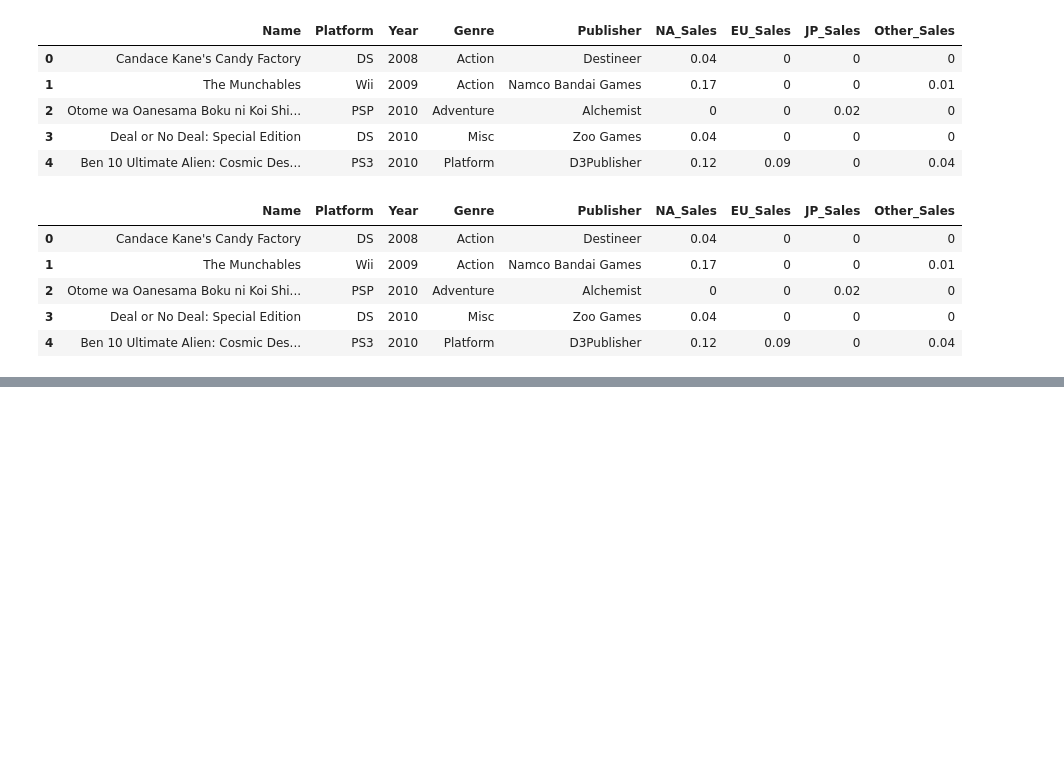
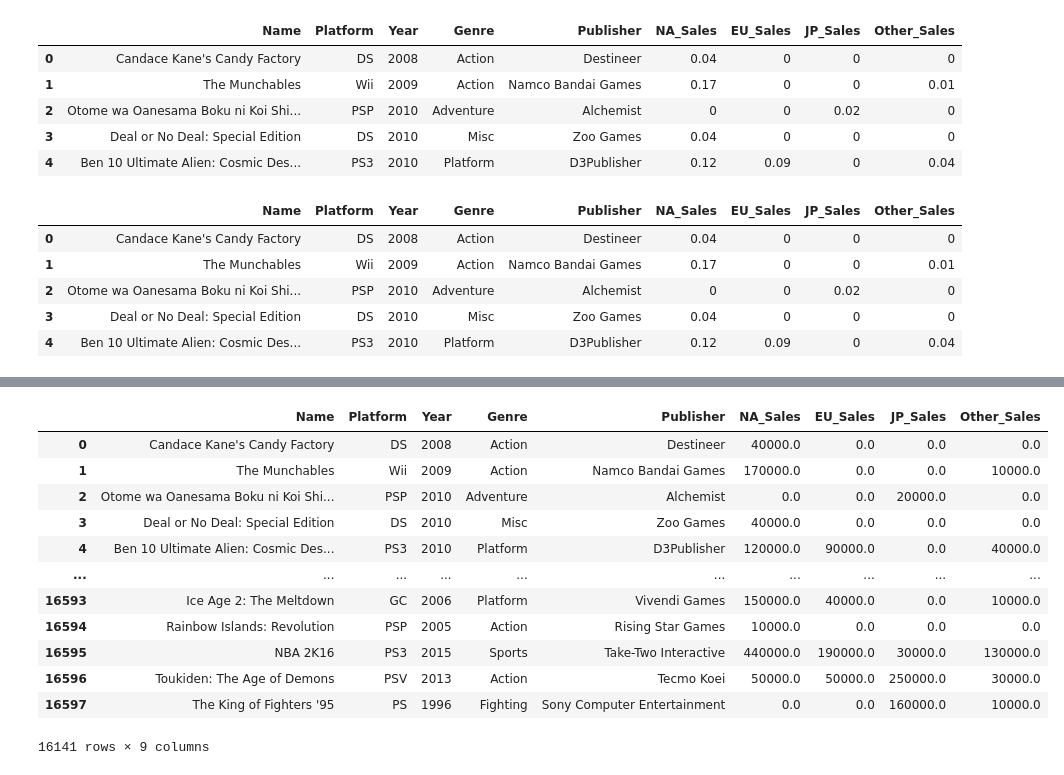
Before and after one commit to threegenie/vgames_project, a Jupyter notebook: game_data.ipynb, the cells around one changed output, grey strips where cells are left out. Drawn from its saved outputs; the diff is of its cells as text; code cells hidden in the pictures; blank space fills up the shorter version.

```diff
--- a/game_data.ipynb
+++ b/game_data.ipynb
@@ -123,0 +166,22 @@ df.head()
+# %%
+#Sales 칼럼들에 1000000 곱해줌 - M단위로 변환하고 보기 쉽도록
+df['NA_Sales'] = df['NA_Sales']*1000000
+df['EU_Sales'] = df['EU_Sales']*1000000
+df['JP_Sales'] = df['JP_Sales']*1000000
+df['Other_Sales'] = df['Other_Sales']*1000000
+
+df
+# %% [output]
+|  | Name | Platform | Year | Genre | Publisher | NA_Sales | EU_Sales | JP_Sales | Other_Sales |
+| 0 | Candace Kane's Candy Factory | DS | 2008 | Action | Destineer | 40000.0 | 0.0 | 0.0 | 0.0 |
+| 1 | The Munchables | Wii | 2009 | Action | Namco Bandai Games | 170000.0 | 0.0 | 0.0 | 10000.0 |
+| 2 | Otome wa Oanesama Boku ni Koi Shi... | PSP | 2010 | Adventure | Alchemist | 0.0 | 0.0 | 20000.0 | 0.0 |
+| 3 | Deal or No Deal: Special Edition | DS | 2010 | Misc | Zoo Games | 40000.0 | 0.0 | 0.0 | 0.0 |
+| 4 | Ben 10 Ultimate Alien: Cosmic Des... | PS3 | 2010 | Platform | D3Publisher | 120000.0 | 90000.0 | 0.0 | 40000.0 |
+| ... | ... | ... | ... | ... | ... | ... | ... | ... | ... |
+| 16593 | Ice Age 2: The Meltdown | GC | 2006 | Platform | Vivendi Games | 150000.0 | 40000.0 | 0.0 | 10000.0 |
+| 16594 | Rainbow Islands: Revolution | PSP | 2005 | Action | Rising Star Games | 10000.0 | 0.0 | 0.0 | 0.0 |
+| 16595 | NBA 2K16 | PS3 | 2015 | Sports | Take-Two Interactive | 440000.0 | 190000.0 | 30000.0 | 130000.0 |
+| 16596 | Toukiden: The Age of Demons | PSV | 2013 | Action | Tecmo Koei | 50000.0 | 50000.0 | 250000.0 | 30000.0 |
+| 16597 | The King of Fighters '95 | PS | 1996 | Fighting | Sony Computer Entertainment | 0.0 | 0.0 | 160000.0 | 10000.0 |
+16141 rows × 9 columns
```
Also changed, not shown: parts of 11 cells of this notebook.
